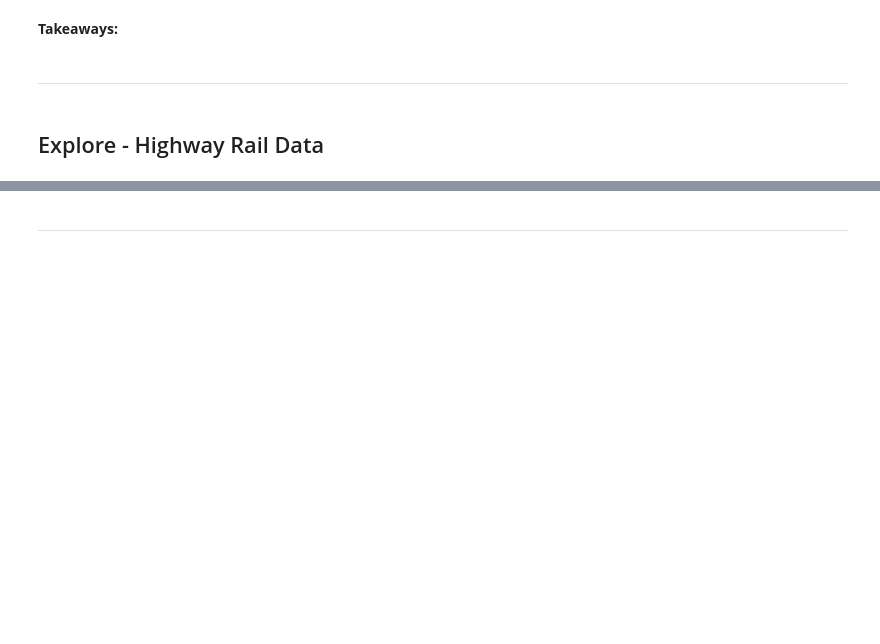
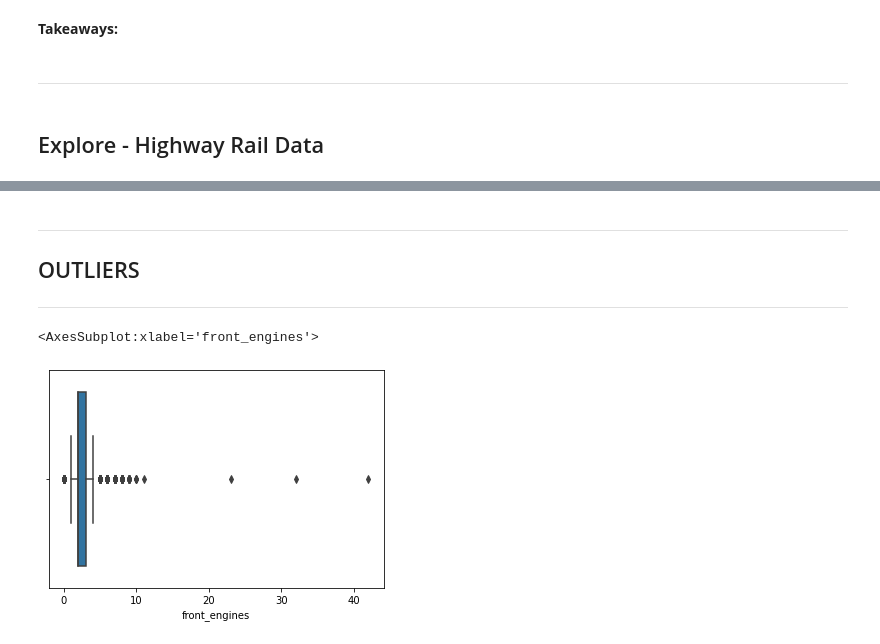
Before and after one commit to OTR-Capstone/Off_The_Rails, a Jupyter notebook: final_report_and_findings.ipynb, the cells around one changed output, grey strips where cells are left out. Saved outputs shown, nothing was run; the diff lists cells and outputs as text; code cells hidden in the pictures; blank space fills up the shorter version.

```diff
--- a/final_report_and_findings.ipynb
+++ b/final_report_and_findings.ipynb
@@ -1201,2 +1309,11 @@ hwy_df.shape
 # %% [markdown]
----
+-----------
+
+## OUTLIERS
+
+-------
+# %%
+sns.boxplot(data = df, x = 'front_engines')
+# %% [output]
+<AxesSubplot:xlabel='front_engines'>
+[figure, added]
```
Also changed, not shown: parts of 147 cells of this notebook.
